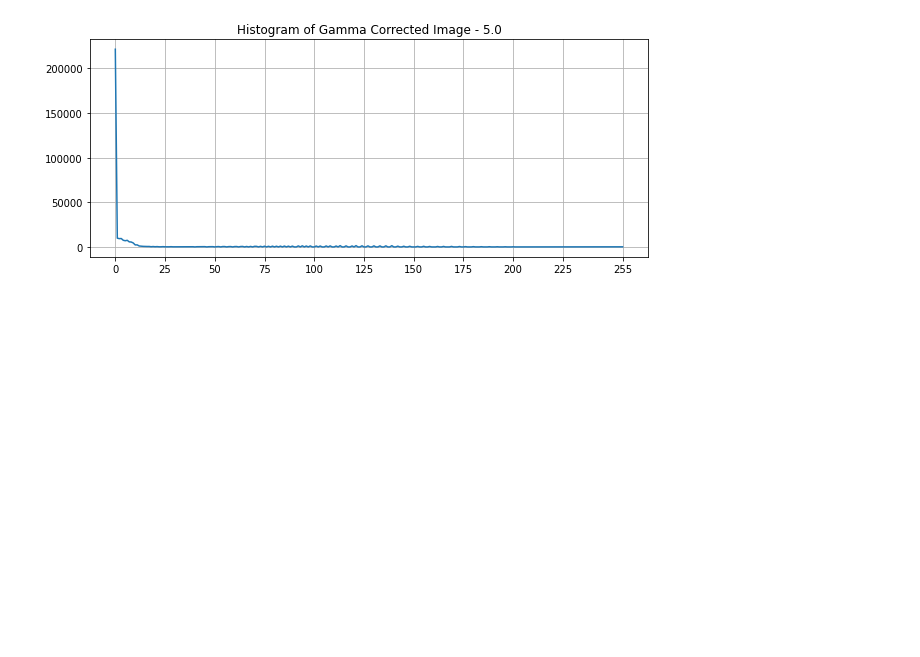
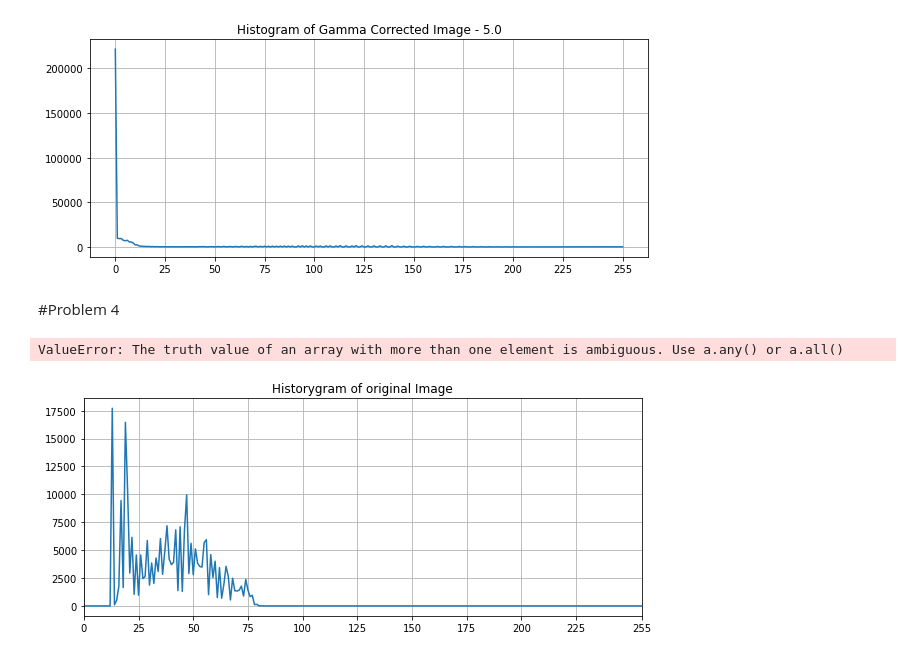
Before and after one commit to HashikaChathubhashaka/Image_Processing_Assignment, a Jupyter notebook: codes.ipynb, the cells around one changed output. Cells and saved outputs as stored; diff of their text form; code cells hidden in the pictures; blank space fills up the shorter version.

```diff
--- a/codes.ipynb
+++ b/codes.ipynb
@@ -229,3 +229,64 @@ plt.show()
 [figure]
 [figure]
 [figure]
+# %% [markdown]
+#Problem 4
+# %%
+im = cv.imread("shells.tif",cv.IMREAD_COLOR)
+imhis = im.copy()
+label = [0, 25, 50, 75, 100, 125, 150, 175, 200, 225, 255]
+
+original_historygram = cv.calcHist([im],[0],None,[256],[0,255])
+
+#plotting the original histogram
+fig,ax = plt.subplots(1,1,figsize=(10,4))
+ax.set_title("Historygram of original Image")
+ax.set_xticks(label)
+ax.plot(original_historygram)
+ax.grid("on")
+ax.set_xlim([0,255])
+
+#histogram equalization
+
+
+def custom_histogram_equalization(image):
+    imhis = image.copy()
+    hist, _ = np.histogram(imhis.flatten(), bins=256, range=[0, 256])
+
+    low = 0
+    high = 255
+
+    for i in range(0, 256):
+        if hist[i] != 0:
+            low = i
+            break
+
+    for i in range(255, -1, -1):
+        if hist[i] != 0:
+            high = i
+            break
+
+    for x in range(imhis.shape[0]):
+        for y in range(imhis.shape[1]):
+            for k in range(high + 1):
+                if np.equal(imhis[x, y], k):
+                    imhis[x, y] = round((k - low) * ((255 - 0) / (high - low)))
+                    break
+
+    return imhis
+
+
+im2 = custom_histogram_equalization(im)
+
+equaliztion_histogram  = cv.calcHist([im2],[0],None,[256],[0,255])
+
+#plotting the original histogram
+fig,ax = plt.subplots(1,1,figsize=(10,4))
+ax.set_title("Historygram of original Image")
+ax.set_xticks(label)
+ax.plot(equaliztion_histogram)
+ax.grid("on")
+ax.set_xlim([0,255])
+# %% [output]
+ValueError: The truth value of an array with more than one element is ambiguous. Use a.any() or a.all()
+[figure, added]
```
